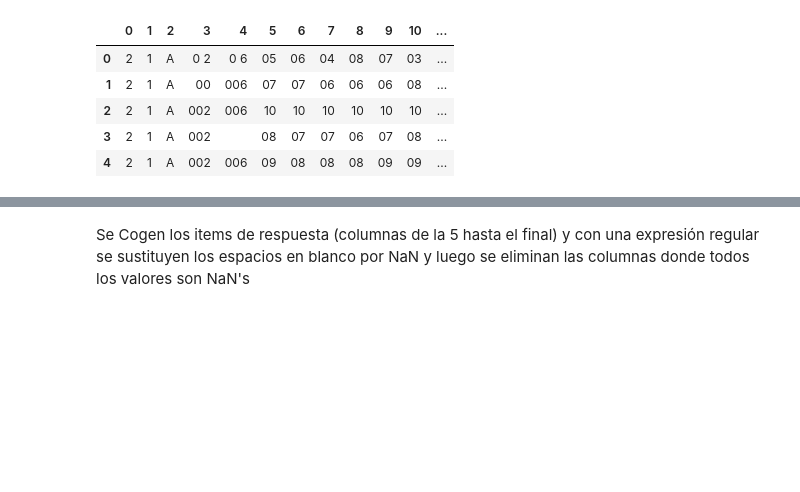
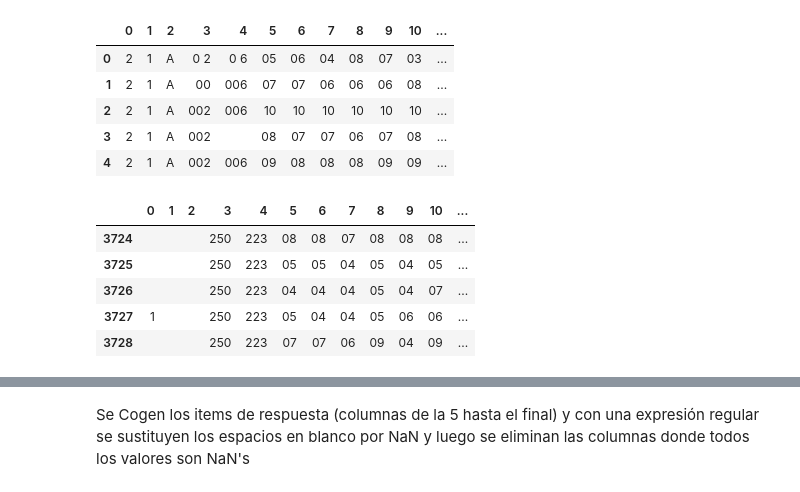
Before and after one commit to AntonioPL/TFM_Kschool, a Jupyter notebook: Tidy1.ipynb, the cells around one changed output, grey strips where cells are left out. Cells and saved outputs as stored; diff of their text form; code cells hidden in the pictures; blank space fills up the shorter version.

```diff
--- a/Tidy1.ipynb
+++ b/Tidy1.ipynb
@@ -47,3 +61,12 @@ encu_1.head()
 | 2 | 2 | 1 | A | 002 | 006 | 10 | 10 | 10 | 10 | 10 | 10 | ... |
 | 3 | 2 | 1 | A | 002 |  | 08 | 07 | 07 | 06 | 07 | 08 | ... |
 | 4 | 2 | 1 | A | 002 | 006 | 09 | 08 | 08 | 08 | 09 | 09 | ... |
+# %%
+encu_1.tail()
+# %% [output]
+|  | 0 | 1 | 2 | 3 | 4 | 5 | 6 | 7 | 8 | 9 | 10 | ... |
+| 3724 |  |  |  | 250 | 223 | 08 | 08 | 07 | 08 | 08 | 08 | ... |
+| 3725 |  |  |  | 250 | 223 | 05 | 05 | 04 | 05 | 04 | 05 | ... |
+| 3726 |  |  |  | 250 | 223 | 04 | 04 | 04 | 05 | 04 | 07 | ... |
+| 3727 | 1 |  |  | 250 | 223 | 05 | 04 | 04 | 05 | 06 | 06 | ... |
+| 3728 |  |  |  | 250 | 223 | 07 | 07 | 06 | 09 | 04 | 09 | ... |
```
Also changed, not shown: parts of 20 cells of this notebook.
